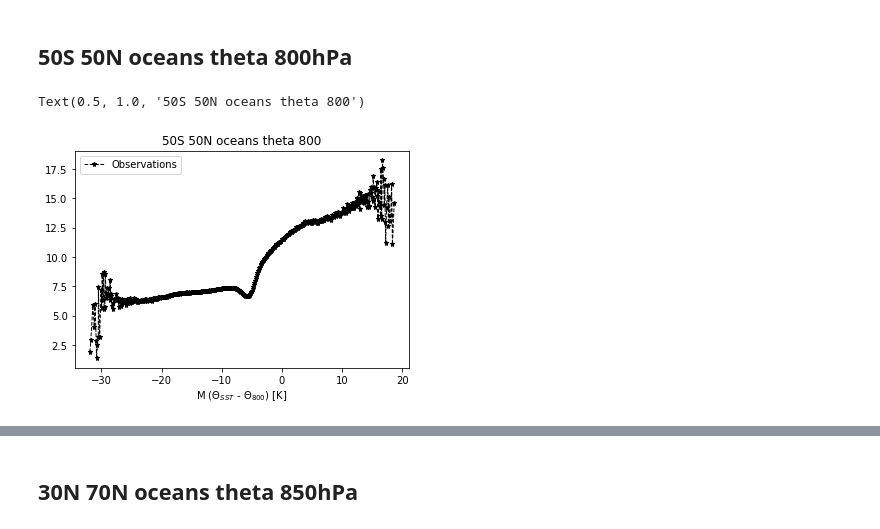
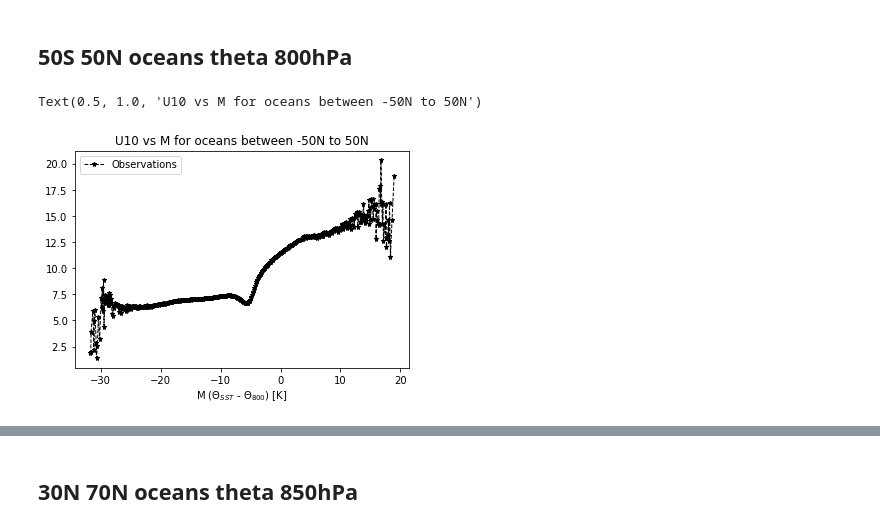
Before and after one commit to geethmaw/link, a Jupyter notebook: GCMwindVsM-daily-models.ipynb, the cells around one changed output, grey strips where cells are left out. Saved outputs shown, nothing was run; the diff lists cells and outputs as text; code cells hidden in the pictures.

```diff
--- a/GCMwindVsM-daily-models.ipynb
+++ b/GCMwindVsM-daily-models.ipynb
@@ -349,4 +422,4 @@ plot_wind = np.array(np.multiply(maskm,wind))
 # %%
-plot_mer_theta = plot_CAOI.ravel()
-plot_mac_wind  = plot_wind.ravel()
+plot_mer_theta = plot_CAOI[plot_indx]
+plot_mac_wind  = plot_wind[plot_indx]
 # %%
@@ -358,8 +435,11 @@ ind = np.argsort(plot_mer_theta)
 xx = np.sort(plot_mer_theta)
 yy = plot_mac_wind[ind]
 # %%
-x_new = xx[xx<np.max(xx)]
-y_new = yy[xx<np.max(xx)]
+# x_new = xx[xx<np.max(xx)]
+# y_new = yy[xx<np.max(xx)]
 
-xx_new = x_new[y_new>0]
-yy_new = y_new[y_new>0]
+# xx_new = x_new[y_new>0]
+# yy_new = y_new[y_new>0]
+
+xx_new = xx[yy>0]
+yy_new = yy[yy>0]
@@ -370,0 +464,7 @@ plt.plot(xx_new,yy_new)
+# %%
+from scipy.stats import norm
+import matplotlib as mpl
+mpl.rcParams['agg.path.chunksize'] = 10000
+test_yy_new = np.sort(yy_new)
+plt.plot(test_yy_new, norm.pdf(test_yy_new))
+plt.title('observation - sfcWind PDF')
@@ -373,3 +514,4 @@ indx = np.isnan(xx_new*yy_new)==False
 # %%
-bin_means, bin_edges, binnumber = stats.binned_statistic(xx_new, yy_new, 'mean', bins=500)
-bin_means_x, bin_edges_x, binnumber_x = stats.binned_statistic(xx_new, xx_new, 'mean', bins=500)
+from scipy import stats
+bin_means, bin_edges, binnumber = stats.binned_statistic(xx_new[indx], yy_new[indx], 'mean', bins=500)
+bin_means_x, bin_edges_x, binnumber_x = stats.binned_statistic(xx_new[indx], xx_new[indx], 'mean', bins=500)
@@ -386,10 +546,10 @@ yti
 # %%
 plt.plot(bin_means_x[index], bin_means[index], color='black' ,marker='*', linestyle='dashed',
      markersize=5,linewidth=1, label='Observations')
 plt.legend()
 yti = str(int(merlev[p_level]))
 plt.xlabel(r"M ($\Theta_{SST}$ - $\Theta_{"+yti+"})$ [K]")
-plt.title('50S 50N oceans theta 800')
+plt.title('U10 vs M for oceans between '+str(latr1)+'N to '+str(latr2)+'N')
 # %% [output]
-Text(0.5, 1.0, '50S 50N oceans theta 800')
+Text(0.5, 1.0, 'U10 vs M for oceans between -50N to 50N')
-[figure, old version]
+[figure, new version]
```
Also changed, not shown: parts of 50 cells of this notebook, 29 other files.
